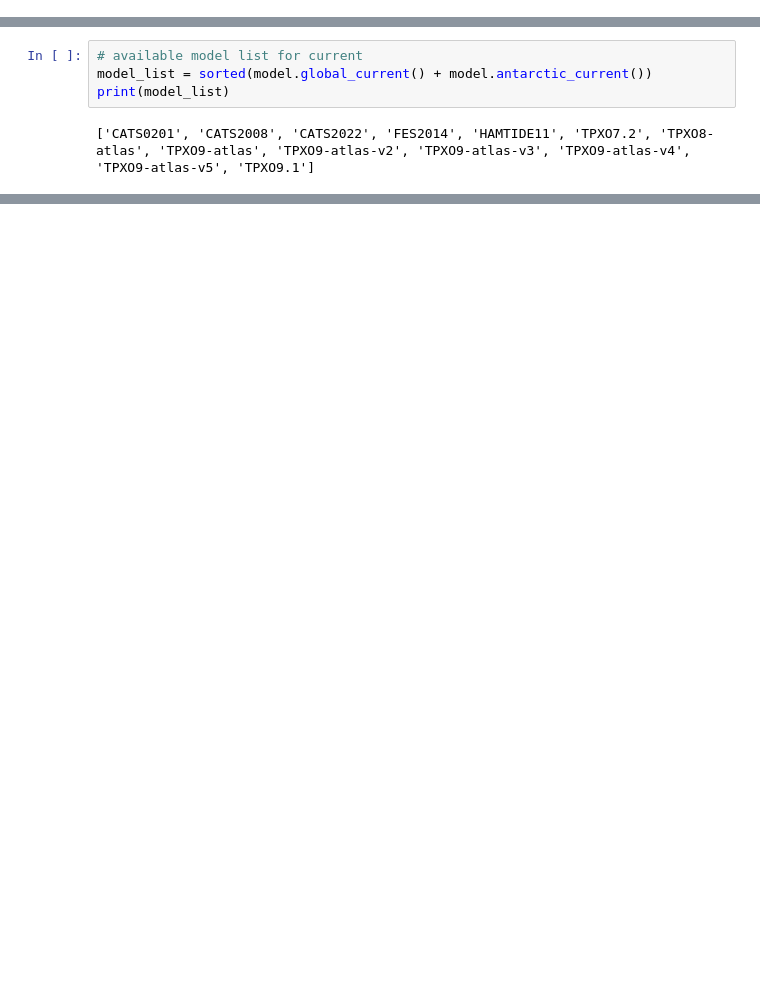
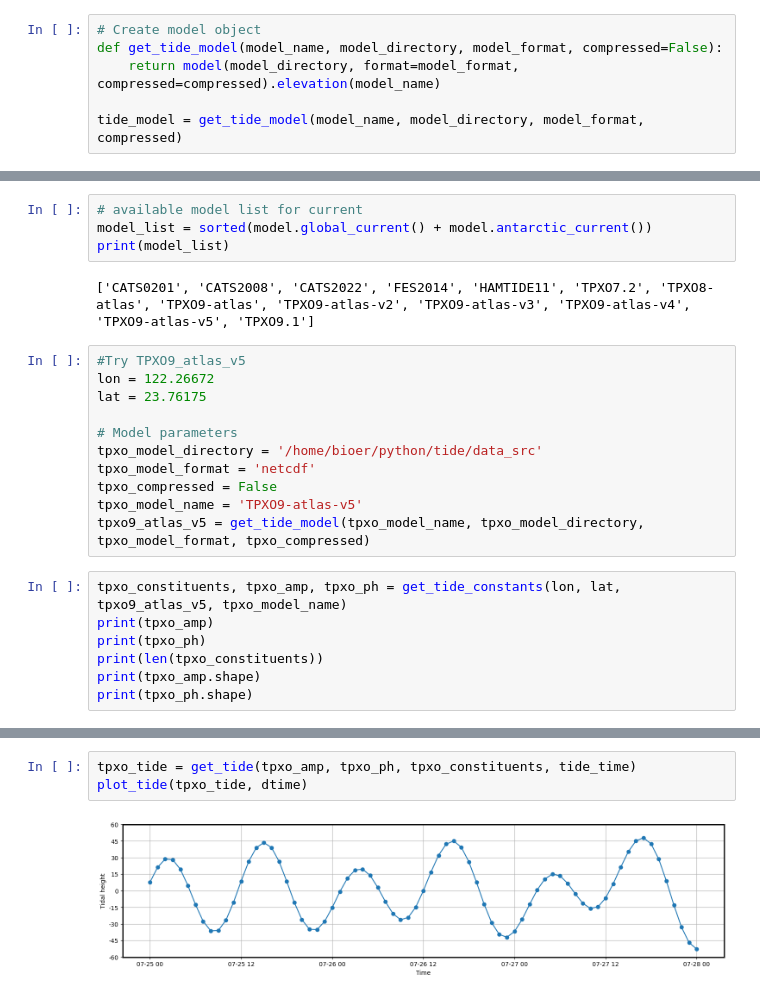
Before and after one commit to cywhale/tide, a Jupyter notebook: plot_tide01.ipynb, the cells around one changed output, grey strips where cells are left out. Saved outputs shown, nothing was run; the diff lists cells and outputs as text; blank space fills up the shorter version.

```diff
--- a/plot_tide01.ipynb
+++ b/plot_tide01.ipynb
@@ -15 +17,7 @@ compressed = False
+# %%
+# Create model object
+def get_tide_model(model_name, model_directory, model_format, compressed=False):
+    return model(model_directory, format=model_format, compressed=compressed).elevation(model_name)
+
+tide_model = get_tide_model(model_name, model_directory, model_format, compressed)
 # %%
@@ -131,3 +159,21 @@ model_list = sorted(model.global_current() + model.antarctic_current())
 print(model_list)
 # %% [output]
 ['CATS0201', 'CATS2008', 'CATS2022', 'FES2014', 'HAMTIDE11', 'TPXO7.2', 'TPXO8-atlas', 'TPXO9-atlas', 'TPXO9-atlas-v2', 'TPXO9-atlas-v3', 'TPXO9-atlas-v4', 'TPXO9-atlas-v5', 'TPXO9.1']
+# %%
+#Try TPXO9_atlas_v5
+lon = 122.26672
+lat = 23.76175
+
+# Model parameters
+tpxo_model_directory = '/home/bioer/python/tide/data_src'
+tpxo_model_format = 'netcdf'
+tpxo_compressed = False
+tpxo_model_name = 'TPXO9-atlas-v5'
+tpxo9_atlas_v5 = get_tide_model(tpxo_model_name, tpxo_model_directory, tpxo_model_format, tpxo_compressed)
+# %%
+tpxo_constituents, tpxo_amp, tpxo_ph = get_tide_constants(lon, lat, tpxo9_atlas_v5, tpxo_model_name)
+print(tpxo_amp)
+print(tpxo_ph)
+print(len(tpxo_constituents))
+print(tpxo_amp.shape)
+print(tpxo_ph.shape)
@@ -133,0 +194,5 @@ print(model_list)
+# %%
+tpxo_tide = get_tide(tpxo_amp, tpxo_ph, tpxo_constituents, tide_time)
+plot_tide(tpxo_tide, dtime)
+# %% [output]
+[figure, added]
```
Also changed, not shown: parts of 21 cells of this notebook, 3 other files.
